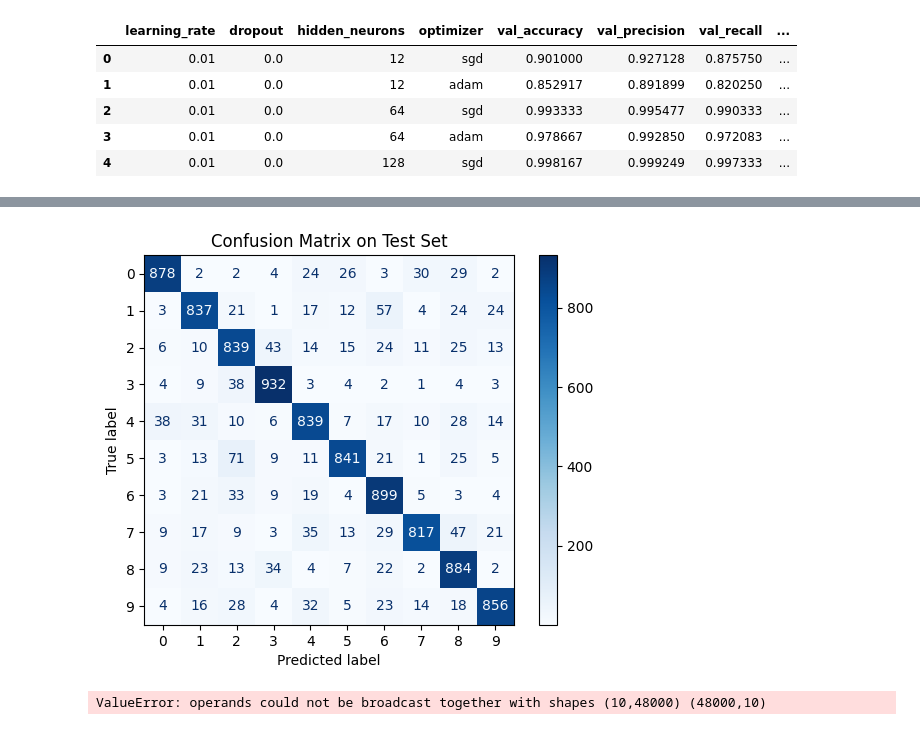
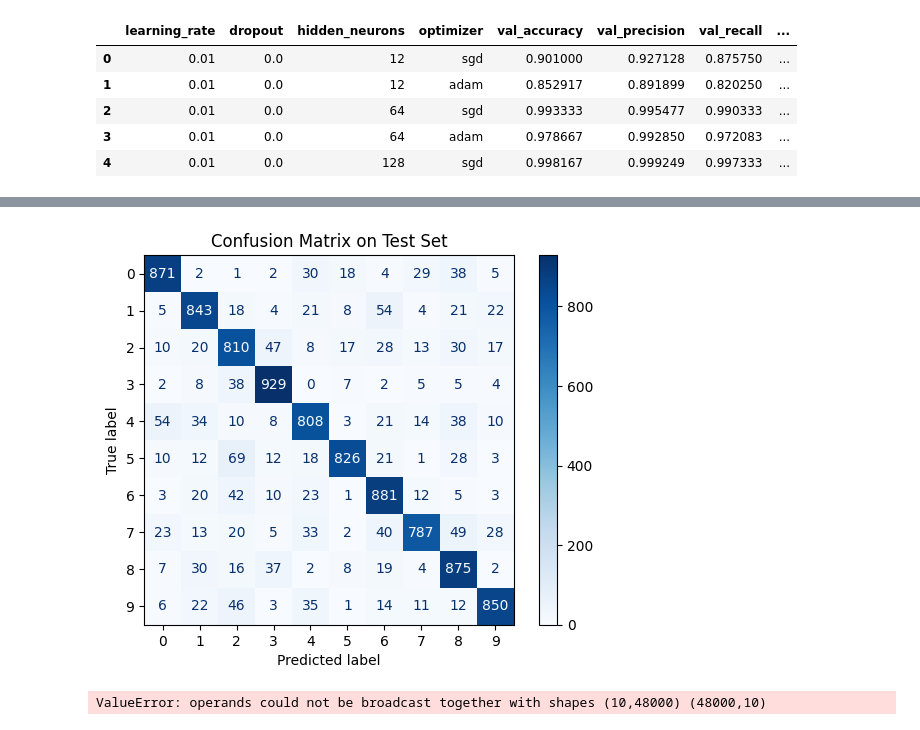
Before and after one commit to JAntunes-12/KMNIST-Classification, a Jupyter notebook: mlp_finalProject.ipynb, the cells around one changed output, grey strips where cells are left out. Drawn from its saved outputs; the diff is of its cells as text; code cells hidden in the pictures.

Commit message:
Added 3 Layer MLP
Created a function to define a 3 hidden layer MLP\
Started testing with some hyperparameters

```diff
--- a/mlp_finalProject.ipynb
+++ b/mlp_finalProject.ipynb
@@ -406,3 +408,33 @@ class MLP_2H:
+# %%
+def build_tf_model_3H(hidden_units1, hidden_units2, hidden_units3, dropout, optimizer_name, lr):
+    tf_MLP_1H = tf.keras.models.Sequential([
+        tf.keras.Input(shape=(28, 28)),
+        tf.keras.layers.Flatten(),
+        tf.keras.layers.Dense(hidden_units1, activation= 'relu'),
+        tf.keras.layers.Dropout(dropout),
+        tf.keras.layers.Dense(hidden_units2, activation= 'relu'),
+        tf.keras.layers.Dropout(dropout),
+        tf.keras.layers.Dense(hidden_units3, activation= 'relu'),
+        tf.keras.layers.Dropout(dropout),
+        tf.keras.layers.Dense(10, activation= 'softmax')
+    ])
+
+    loss_fn = tf.losses.categorical_crossentropy
+
+    if optimizer_name == 'sgd':
+        optimizer_algorithm = tf.optimizers.SGD(learning_rate=lr)
+    elif optimizer_name == 'adam':
+        optimizer_algorithm = tf.optimizers.Adam(learning_rate=lr)
+    else:
+        raise ValueError("Unsupported optimizer")
+
+    tf_MLP_1H.compile(optimizer = optimizer_algorithm,
+                    loss = loss_fn,
+                    metrics = ['accuracy',
+                               tf.metrics.Precision(name='precision'),
+                               tf.metrics.Recall(name='recall')])
+
+    return tf_MLP_1H
 # %% [markdown]
 # 4. Running the models
 # %%
@@ -556,0 +593,7 @@ mlp_1H_results.head()
+# %%
+MLP_3H = build_tf_model_3H(256, 64, 32, 0.2, 'adam', 1e-4)
+
+history = MLP_3H.fit(train_images_norm, train_labels, epochs= 100, validation_data=(validation_images_norm, validation_labels))
+
+# Plot losses and accuracy
+plot_training_results(history)
@@ -557,13 +619,13 @@ mlp_1H_results.head()
 # %%
 # Evaluate on test set
-#test_labels = pd.get_dummies(test_labels, dtype= int).to_numpy()
-test_loss, test_acc, _, _ = best_model.evaluate(test_images_norm, test_labels, verbose=2)
+test_labels = pd.get_dummies(test_labels, dtype= int).to_numpy()
+test_loss, test_acc, _, _ = MLP_3H.evaluate(test_images_norm, test_labels, verbose=2)
 print(f"Test accuracy: {test_acc:.4f}")
 
 test_labels = np.argmax(test_labels, axis=1)
 
 # Predict classes on test set
-y_pred_prob = best_model.predict(test_images_norm)
+y_pred_prob = MLP_3H.predict(test_images_norm)
 y_pred = np.argmax(y_pred_prob, axis=1)
 
 # Create confusion matrix
@@ -581,4 +643,4 @@ Test accuracy: 0.8622
-[figure, old version]
+[figure, new version]
 # %%
 # Flatten each image to be 28*28x1 instead of 28x28
 train_images_norm = train_images_norm.reshape(train_images_norm.shape[0], -1)
```
Also changed, not shown: parts of 7 cells of this notebook.
